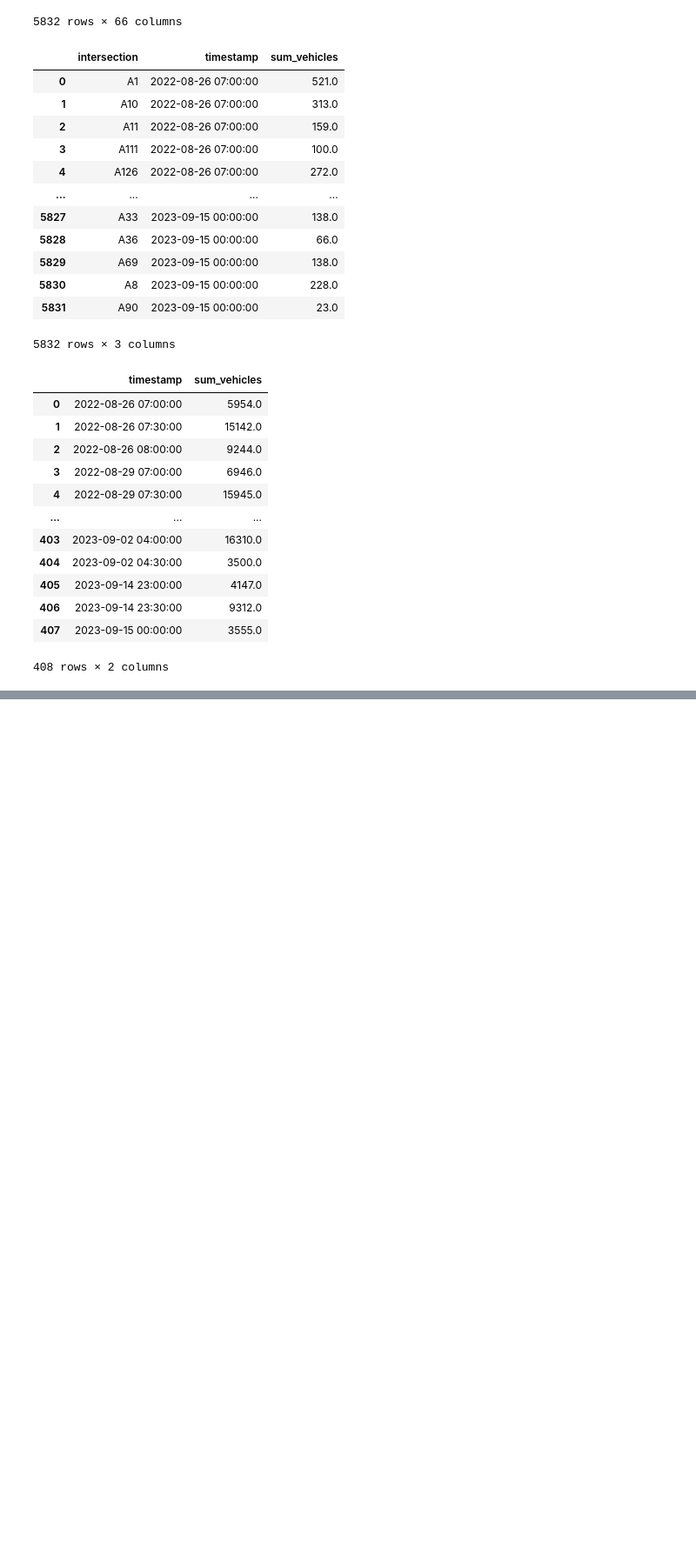
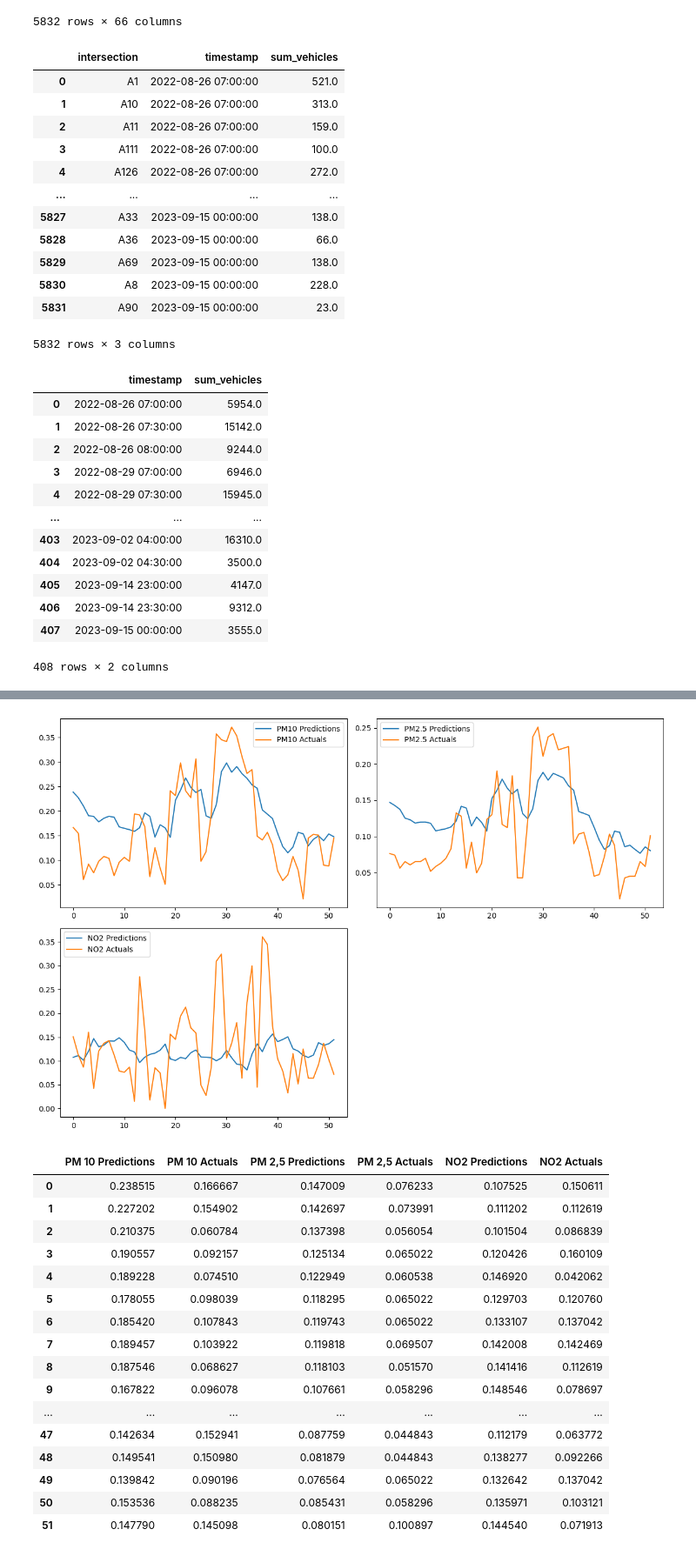
Before and after one commit to cathrinr/driving_change, a Jupyter notebook: time_series_prediction.ipynb, the cells around one changed output, grey strips where cells are left out. Shown at 87% size. Saved outputs shown, nothing was run; the diff lists cells and outputs as text; code cells hidden in the pictures; blank space fills up the shorter version.

```diff
--- a/time_series_prediction.ipynb
+++ b/time_series_prediction.ipynb
@@ -936,0 +1065,4 @@ def plot_predictions5(model, X, y, start=0, end=100):
+# %%
+#smaller
+plot_predictions2(model5, X5_test, y5_test)
+# %% [output]
@@ -937,3 +1070,21 @@ def plot_predictions5(model, X, y, start=0, end=100):
+[figure, added]
+|  | PM 10 Predictions | PM 10 Actuals | PM 2,5 Predictions | PM 2,5 Actuals | NO2 Predictions | NO2 Actuals |
+| 0 | 0.238515 | 0.166667 | 0.147009 | 0.076233 | 0.107525 | 0.150611 |
+| 1 | 0.227202 | 0.154902 | 0.142697 | 0.073991 | 0.111202 | 0.112619 |
+| 2 | 0.210375 | 0.060784 | 0.137398 | 0.056054 | 0.101504 | 0.086839 |
+| 3 | 0.190557 | 0.092157 | 0.125134 | 0.065022 | 0.120426 | 0.160109 |
+| 4 | 0.189228 | 0.074510 | 0.122949 | 0.060538 | 0.146920 | 0.042062 |
+| 5 | 0.178055 | 0.098039 | 0.118295 | 0.065022 | 0.129703 | 0.120760 |
+| 6 | 0.185420 | 0.107843 | 0.119743 | 0.065022 | 0.133107 | 0.137042 |
+| 7 | 0.189457 | 0.103922 | 0.119818 | 0.069507 | 0.142008 | 0.142469 |
+| 8 | 0.187546 | 0.068627 | 0.118103 | 0.051570 | 0.141416 | 0.112619 |
+| 9 | 0.167822 | 0.096078 | 0.107661 | 0.058296 | 0.148546 | 0.078697 |
+| ... | ... | ... | ... | ... | ... | ... |
+| 47 | 0.142634 | 0.152941 | 0.087759 | 0.044843 | 0.112179 | 0.063772 |
+| 48 | 0.149541 | 0.150980 | 0.081879 | 0.044843 | 0.138277 | 0.092266 |
+| 49 | 0.139842 | 0.090196 | 0.076564 | 0.065022 | 0.132642 | 0.137042 |
+| 50 | 0.153536 | 0.088235 | 0.085431 | 0.058296 | 0.135971 | 0.103121 |
+| 51 | 0.147790 | 0.145098 | 0.080151 | 0.100897 | 0.144540 | 0.071913 |
 # %%
 plot_predictions5(model5, X5_test, y5_test)
 # %% [output]
```
Also changed, not shown: parts of 27 cells of this notebook, 1 other file.
